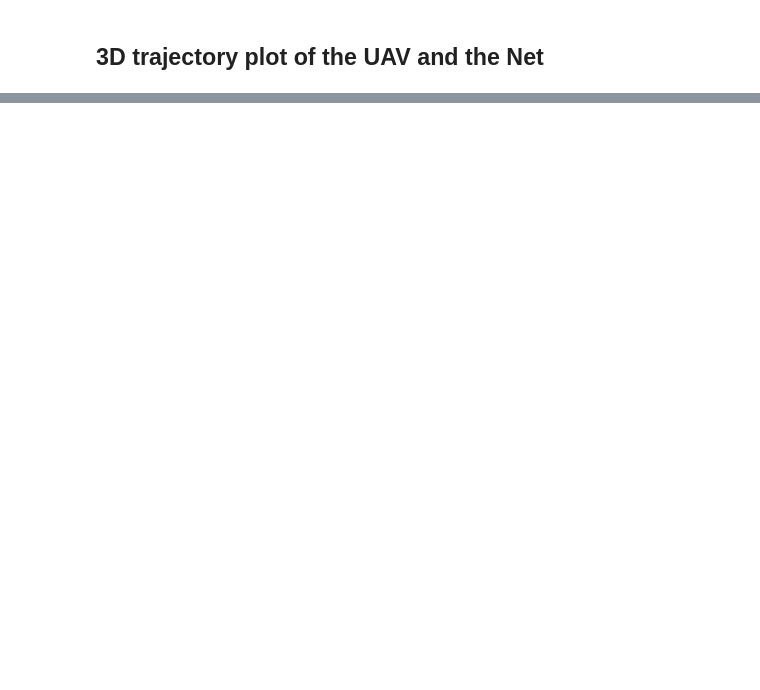
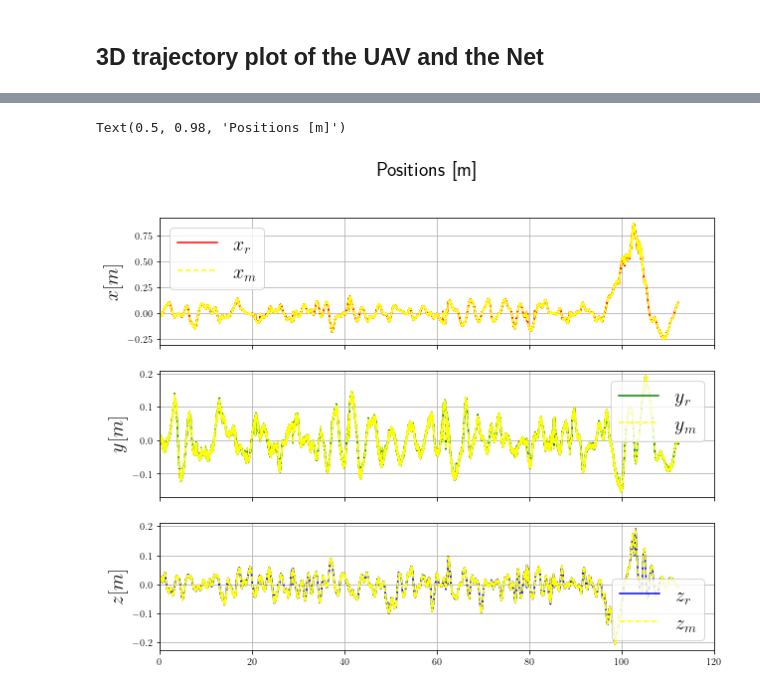
Before and after one commit to fzoric8/ros_utils, a Jupyter notebook: play/ICRA2024.ipynb, the cells around one changed output, grey strips where cells are left out. Drawn from its saved outputs; the diff is of its cells as text; code cells hidden in the pictures; blank space fills up the shorter version.

```diff
--- a/play/ICRA2024.ipynb
+++ b/play/ICRA2024.ipynb
@@ -582,0 +676,36 @@ extract_poses(det_poses)
+# %%
+# Figure
+label_size=20
+fig, (ax1, ax2, ax3) = plt.subplots(3, 1, sharex=True, figsize=(10, 8))
+
+# Plot object 1 positions
+ax1.plot(vt_r, vx_r, label='$$x_r$$', color='red')
+ax1.plot(vt_m, vx_m, label='$$x_m$$', color='yellow', linestyle='--')
+
+ax1.set_ylabel('$$x [m]$$', fontsize=label_size)
+ax1.grid()
+ax1.set_xlim(0, 120)
+ax1.legend(fontsize=label_size)
+
+# Plot object 2 positions
+ax2.plot(vt_r, vy_r, label='$$y_r$$', color='green')
+ax2.plot(vt_m, vy_m, label='$$y_m$$', color='yellow', linestyle='--')
+
+ax2.set_ylabel('$$y [m]$$', fontsize=label_size)
+ax2.grid()
+ax2.set_xlim(0, 120)
+ax2.legend(fontsize=label_size)
+
+# Plot object 2 positions
+ax3.plot(vt_r, vz_r, label='$$z_r$$', color='blue')
+ax3.plot(vt_m, vz_m, label='$$z_m$$', color='yellow', linestyle='--')
+
+ax3.set_ylabel('$$z [m]$$', fontsize=label_size)
+ax3.grid()
+ax2.set_xlim(0, 120)
+ax3.legend(fontsize=label_size)
+
+plt.suptitle('Positions [m]', fontsize=label_size)
+# %% [output]
+Text(0.5, 0.98, 'Positions [m]')
+[figure, added]
```
Also changed, not shown: parts of 60 cells of this notebook, 1 other file.
